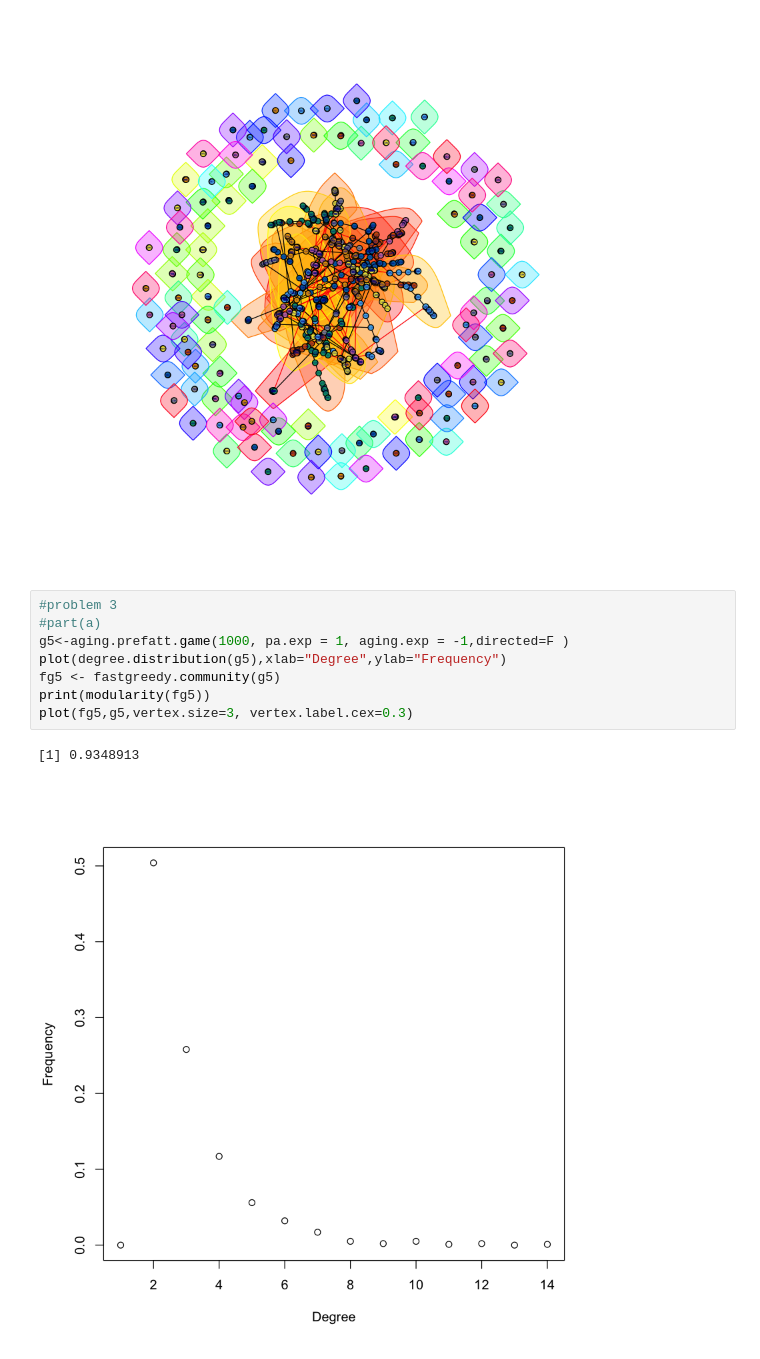
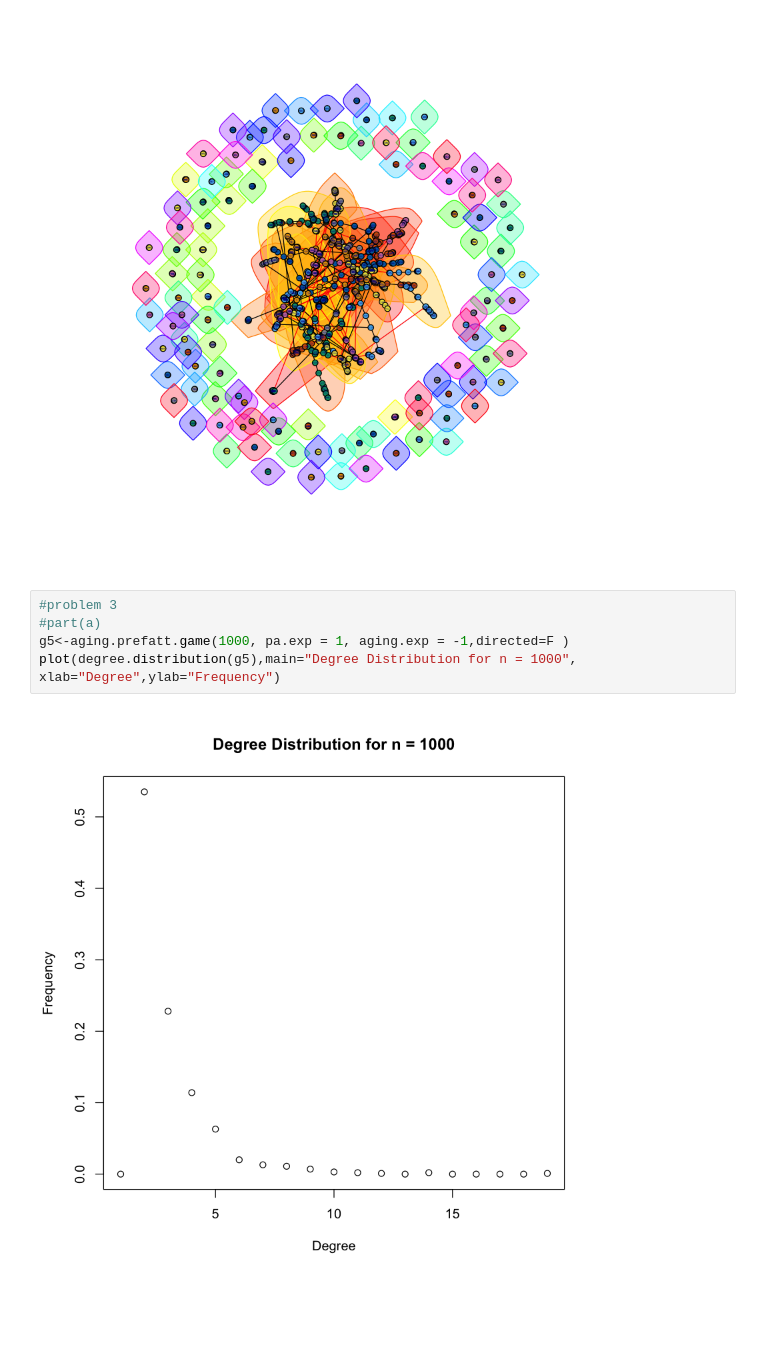
Before and after one commit to twjeric/UCLA-EE232-Large-Scale-Social-and-Complex-Networks, a Jupyter notebook: Project1/232EP1.ipynb, the cells around one changed output. Cells and saved outputs as stored; diff of their text form; blank space fills up the shorter version.

```diff
--- a/Project1/232EP1.ipynb
+++ b/Project1/232EP1.ipynb
@@ -475,11 +475,7 @@ plot(fg4,g4,vertex.size=3, vertex.label.cex=0.2)
 # %%
 #problem 3
 #part(a)
 g5<-aging.prefatt.game(1000, pa.exp = 1, aging.exp = -1,directed=F )
-plot(degree.distribution(g5),xlab="Degree",ylab="Frequency")
-fg5 <- fastgreedy.community(g5)
-print(modularity(fg5))
-plot(fg5,g5,vertex.size=3, vertex.label.cex=0.3)
+plot(degree.distribution(g5),main="Degree Distribution for n = 1000", xlab="Degree",ylab="Frequency")
 # %% [output]
-[1] 0.9348913
-[figure, old version]
+[figure, new version]
```
Also changed, not shown: parts of 2 cells of this notebook.
